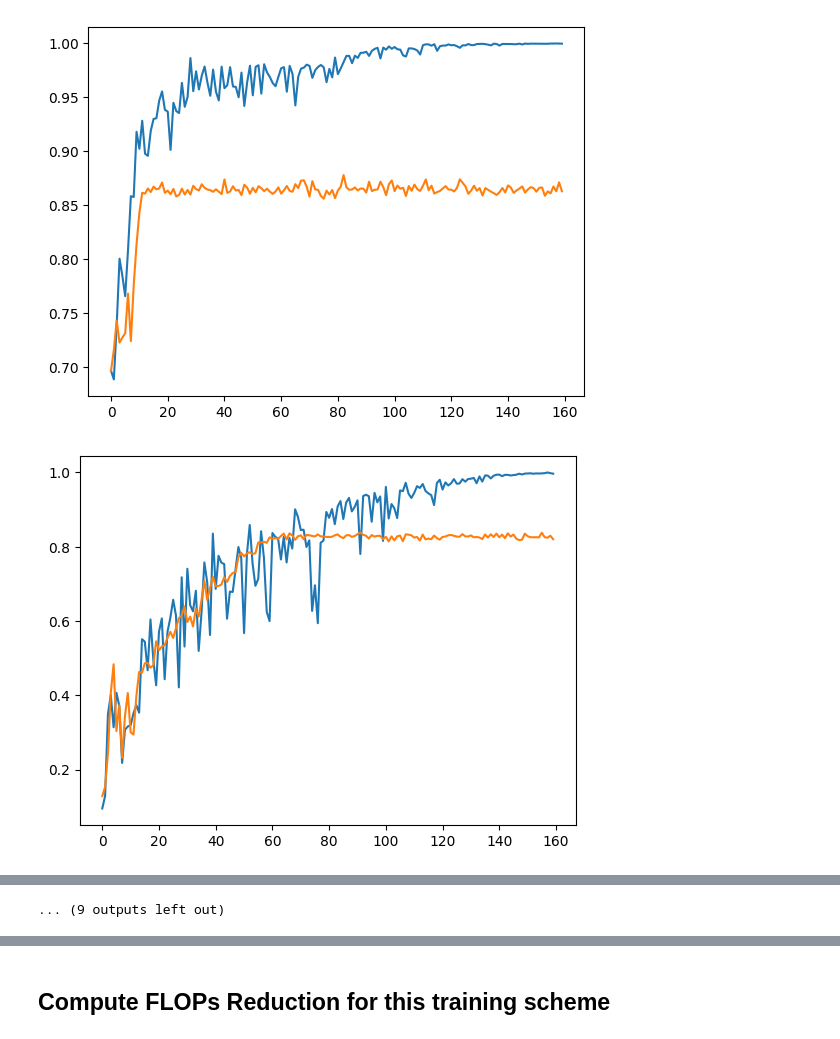
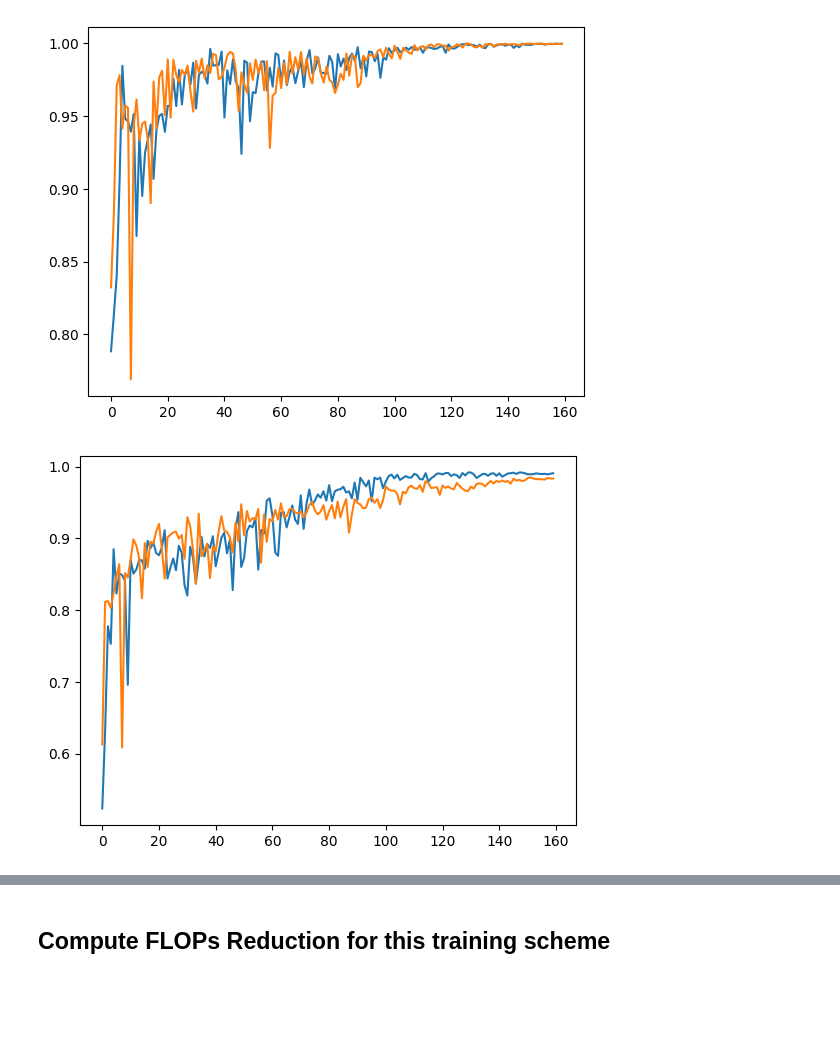
Before and after one commit to Ktuzinowski/MambaFRZ, a Jupyter notebook: CompareResultsOfTwoExperiments.ipynb, the cells around one changed output, grey strips where cells are left out. Saved outputs shown, nothing was run; the diff lists cells and outputs as text; code cells hidden in the pictures; blank space fills up the shorter version.

```diff
--- a/CompareResultsOfTwoExperiments.ipynb
+++ b/CompareResultsOfTwoExperiments.ipynb
@@ -16,17 +16,17 @@ from utils import is_cnn_layer
 import pickle
 # %%
 dataset = "cifar100"
-model_name = "resnet50"
 num_epochs = 160
-experiment_one = "mambafrz_20_conv_seed_25_experiment_same_seed_reference"
-experiment_two = "mambafrz_20_conv_seed_25_experiment_same_seed_reference/SmartFRZ_Predictions_Retrained"
-experiment_one_seed = 8487
-experiment_two_seed = 8487
+experiment_one = "mambafrz_vgg16_data_generation"
+experiment_two = "mambafrz_vgg16_data_generation"
+experiment_one_seed = 2539
+experiment_two_seed = 7778
 experiment_one_device = "cuda:0"
 experiment_two_device = "cuda:0"
-number_of_cnn_layers = 53
+number_of_cnn_layers = 13
 # experiment_two_name = "SmartFRZ"
 experiment_two_name = "MambaFRZ"
+architecture = "vgg16"
 # %%
 # First look at CKA values across epochs heatmap
 def add_colorbar(im, aspect=10, pad_fraction=0.5, **kwargs):
@@ -168,37 +168,37 @@ def plot_results_plotly(all_epochs_matrix, all_epochs_matrix2, layer_types='s'):
             plt.plot(time_steps, all_epochs_matrix[:, i])
             plt.plot(time_steps, all_epochs_matrix2[:, i])
             plt.show()
-cka_over_time_file = f"{experiment_one}/seed_{experiment_one_seed}/resnet50_cka_values_across_epochs.pkl"
-cka_over_time_file2 = f"{experiment_two}/seed_{experiment_two_seed}/resnet50_cka_values_across_epochs.pkl"
+cka_over_time_file = f"{experiment_one}/seed_{experiment_one_seed}/{architecture}_cka_values_across_epochs.pkl"
+cka_over_time_file2 = f"{experiment_two}/seed_{experiment_two_seed}/{architecture}_cka_values_across_epochs.pkl"
 with open(cka_over_time_file2, "rb") as f:
   cka_over_time2 = pickle.load(f)
   list_of_layers = list(cka_over_time2.keys())
   max_epochs = max(len(cka_over_time2[key]) for key in list(cka_over_time2.keys()))
   max_layers = len(list_of_layers)
   cka_matrix = torch.zeros((max_layers, max_epochs))
   for layer_index, layer in enumerate(list_of_layers):
       max_epochs_trained_for_layer = len(cka_over_time2[layer])
       for epoch in range(max_epochs_trained_for_layer):
           cka_matrix[layer_index][epoch] = cka_over_time2[layer][epoch]
   all_epochs_matrix2 = cka_matrix.T
   # print(all_epochs_matrix2)
 
 with open(cka_over_time_file, 'rb') as f:
   cka_over_time = pickle.load(f)
   list_of_layers = list(cka_over_time.keys())
   # print(f"List of Layers: {list_of_layers}")
   max_epochs = max(len(cka_over_time[key]) for key in list(cka_over_time.keys()))
   max_layers = len(list_of_layers)
   cka_matrix = torch.zeros((max_layers, max_epochs))
   for layer_index, layer in enumerate(list_of_layers):
       max_epochs_trained_for_layer = len(cka_over_time[layer])
       for epoch in range(max_epochs_trained_for_layer):
           cka_matrix[layer_index][epoch] = cka_over_time[layer][epoch]
   all_epochs_matrix = cka_matrix.T
   # print(all_epochs_matrix)
 plot_results_plotly(all_epochs_matrix, all_epochs_matrix2, layer_types='s')
 # plot_results_plotly(all_epochs_matrix, layer_types='m')
 # plot_results_plotly(all_epochs_matrix, layer_types='e')
 # %% [output]
-[figure, old version]
+[figure, new version]
-[figure, old version]
+[figure, new version]
@@ -215 +214,0 @@ plot_results_plotly(all_epochs_matrix, all_epochs_matrix2, layer_types='s')
-... (9 outputs left out)
```
Also changed, not shown: parts of 17 cells of this notebook, 21 other files.
